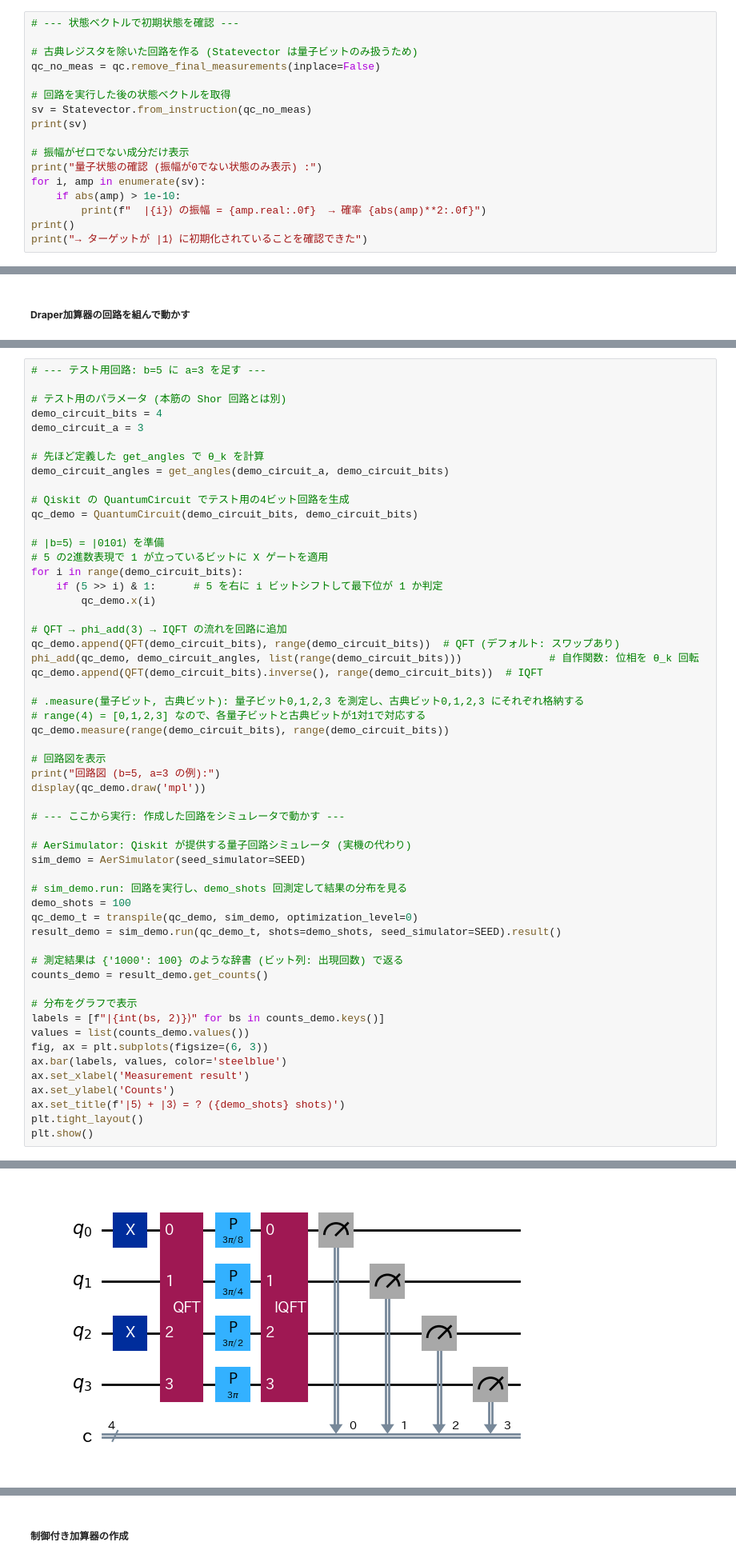
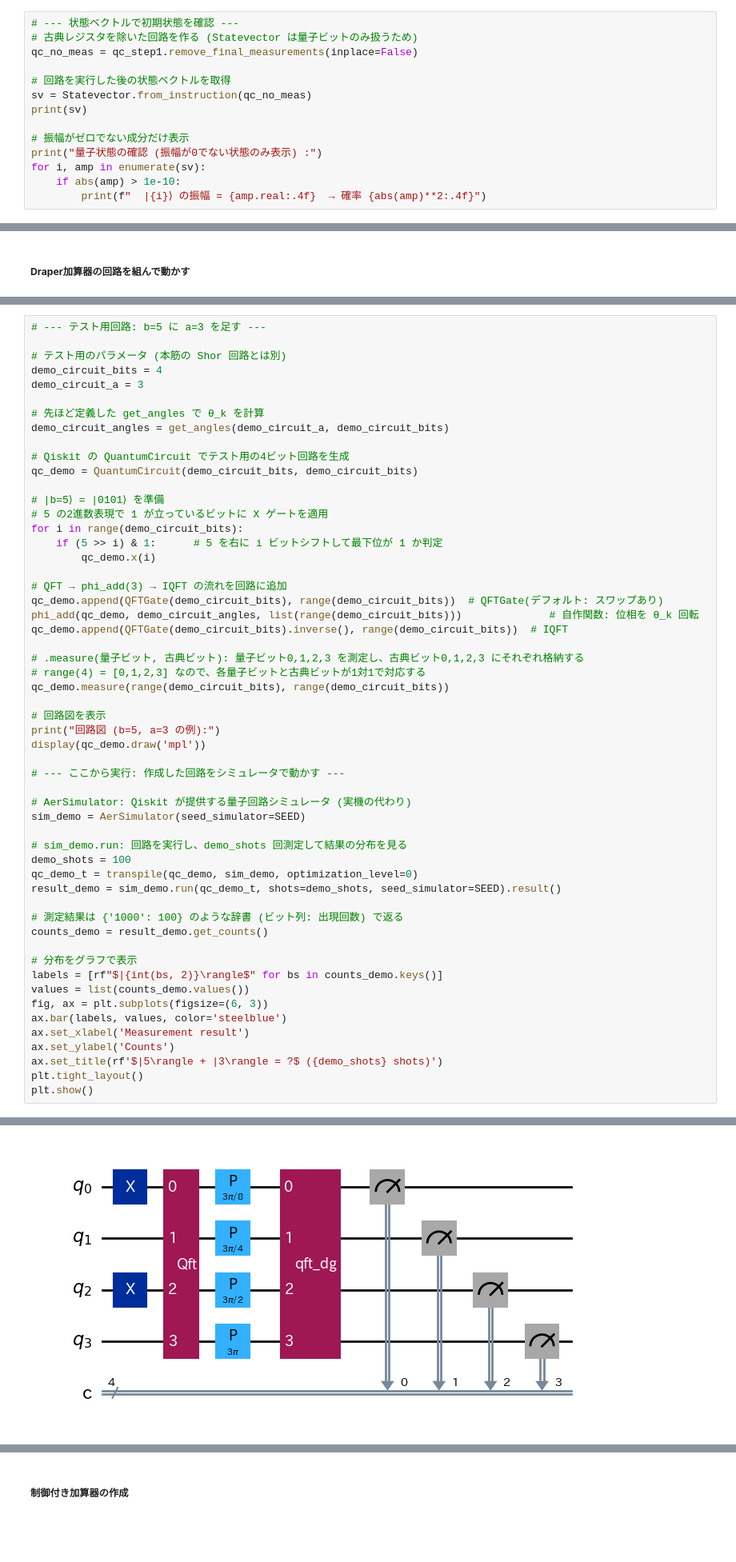
Before and after one commit to peanuts05-6c6e797671xeh7iicsa/rsa-shor-article, a Jupyter notebook: notebooks/rsa-shor-handson-ja-latest.ipynb, the cells around one changed output, grey strips where cells are left out. Shown at 80% size. Saved outputs shown, nothing was run; the diff lists cells and outputs as text; blank space fills up the shorter version.

```diff
--- a/notebooks/rsa-shor-handson-ja-latest.ipynb
+++ b/notebooks/rsa-shor-handson-ja-latest.ipynb
@@ -955,8 +937,7 @@ Qiskit の `Statevector.from_instruction()` を使うと、量子回路の状態
 # %%
 # --- 状態ベクトルで初期状態を確認 ---
-
 # 古典レジスタを除いた回路を作る (Statevector は量子ビットのみ扱うため)
-qc_no_meas = qc.remove_final_measurements(inplace=False)
+qc_no_meas = qc_step1.remove_final_measurements(inplace=False)
 
 # 回路を実行した後の状態ベクトルを取得
 sv = Statevector.from_instruction(qc_no_meas)
@@ -966,9 +947,7 @@ print(sv)
 print("量子状態の確認 (振幅が0でない状態のみ表示) :")
 for i, amp in enumerate(sv):
     if abs(amp) > 1e-10:
-        print(f"  |{i}⟩ の振幅 = {amp.real:.0f}  → 確率 {abs(amp)**2:.0f}")
-print()
-print("→ ターゲットが |1⟩ に初期化されていることを確認できた")
+        print(f"  |{i}⟩ の振幅 = {amp.real:.4f}  → 確率 {abs(amp)**2:.4f}")
 # %% [output]
 Statevector([0.+0.j, 0.+0.j, 0.+0.j, ..., 0.+0.j, 0.+0.j, 0.+0.j],
             dims=(2, 2, 2, 2, 2, 2, 2, 2, 2, 2, 2, 2, 2, 2, 2, 2, 2, 2))
@@ -1236,41 +1215,41 @@ for i in range(demo_circuit_bits):
         qc_demo.x(i)
 
 # QFT → phi_add(3) → IQFT の流れを回路に追加
-qc_demo.append(QFT(demo_circuit_bits), range(demo_circuit_bits))  # QFT (デフォルト: スワップあり)
+qc_demo.append(QFTGate(demo_circuit_bits), range(demo_circuit_bits))  # QFTGate(デフォルト: スワップあり)
 phi_add(qc_demo, demo_circuit_angles, list(range(demo_circuit_bits)))              # 自作関数: 位相を θ_k 回転
-qc_demo.append(QFT(demo_circuit_bits).inverse(), range(demo_circuit_bits))  # IQFT
+qc_demo.append(QFTGate(demo_circuit_bits).inverse(), range(demo_circuit_bits))  # IQFT
 
 # .measure(量子ビット, 古典ビット): 量子ビット0,1,2,3 を測定し、古典ビット0,1,2,3 にそれぞれ格納する
 # range(4) = [0,1,2,3] なので、各量子ビットと古典ビットが1対1で対応する
 qc_demo.measure(range(demo_circuit_bits), range(demo_circuit_bits))
 
 # 回路図を表示
 print("回路図 (b=5, a=3 の例):")
 display(qc_demo.draw('mpl'))
 
 # --- ここから実行: 作成した回路をシミュレータで動かす ---
 
 # AerSimulator: Qiskit が提供する量子回路シミュレータ (実機の代わり)
 sim_demo = AerSimulator(seed_simulator=SEED)
 
 # sim_demo.run: 回路を実行し、demo_shots 回測定して結果の分布を見る
 demo_shots = 100
 qc_demo_t = transpile(qc_demo, sim_demo, optimization_level=0)
 result_demo = sim_demo.run(qc_demo_t, shots=demo_shots, seed_simulator=SEED).result()
 
 # 測定結果は {'1000': 100} のような辞書 (ビット列: 出現回数) で返る
 counts_demo = result_demo.get_counts()
 
 # 分布をグラフで表示
-labels = [f"|{int(bs, 2)}⟩" for bs in counts_demo.keys()]
+labels = [rf"$|{int(bs, 2)}\rangle$" for bs in counts_demo.keys()]
 values = list(counts_demo.values())
 fig, ax = plt.subplots(figsize=(6, 3))
 ax.bar(labels, values, color='steelblue')
 ax.set_xlabel('Measurement result')
 ax.set_ylabel('Counts')
-ax.set_title(f'|5⟩ + |3⟩ = ? ({demo_shots} shots)')
+ax.set_title(rf'$|5\rangle + |3\rangle = ?$ ({demo_shots} shots)')
 plt.tight_layout()
 plt.show()
 # %% [output]
 回路図 (b=5, a=3 の例):
-[figure, old version]
+[figure, new version]
```
Also changed, not shown: parts of 87 cells of this notebook, 3 other files.
